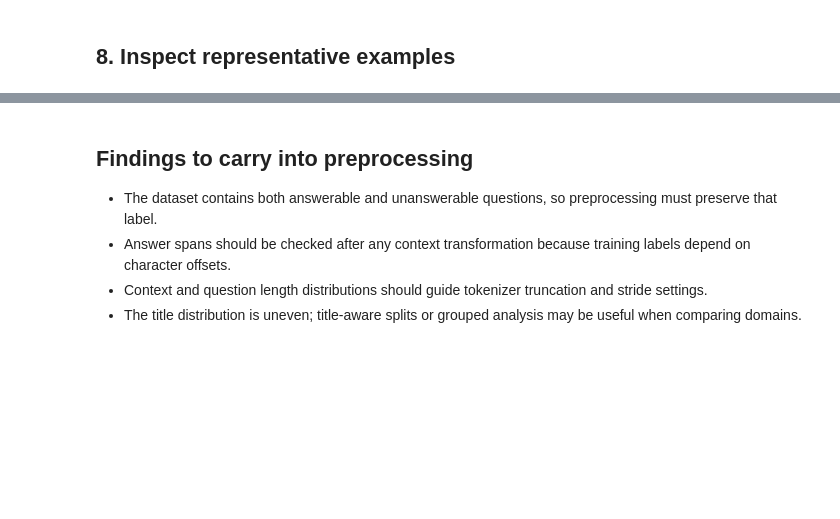
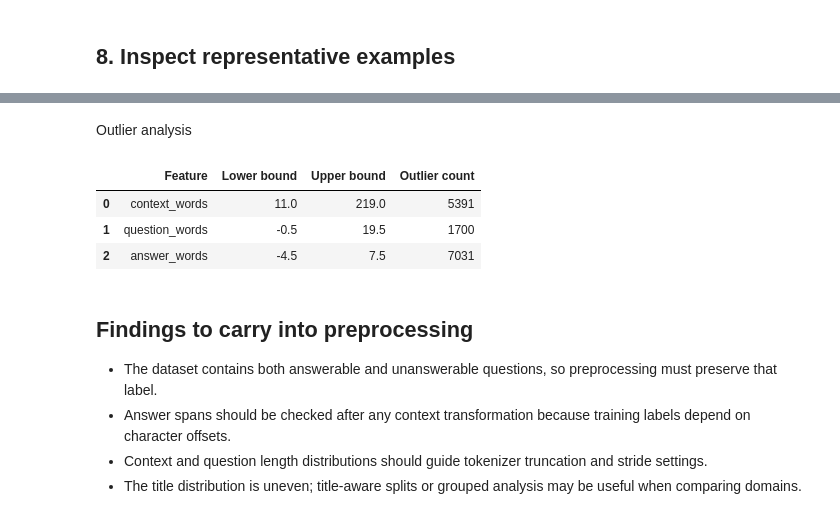
Before and after one commit to Deepika2222/Domain-Adaptive-and-Robustness-Aware-Question-Answering-, a Jupyter notebook: notebooks/01_exploration/squad_exploration.ipynb, the cells around one changed output, grey strips where cells are left out. Saved outputs shown, nothing was run; the diff lists cells and outputs as text; code cells hidden in the pictures; blank space fills up the shorter version.

```diff
--- a/notebooks/01_exploration/squad_exploration.ipynb
+++ b/notebooks/01_exploration/squad_exploration.ipynb
@@ -250,3 +389,39 @@ display(df.loc[~df["is_answerable"], columns_to_show].sample(3, random_state=42)
+# %% [markdown]
+Outlier analysis
+# %%
+length_columns = [
+    "context_words",
+    "question_words",
+    "answer_words"
+]
+
+outlier_summary = []
+
+for column in length_columns:
+    q1 = df[column].quantile(0.25)
+    q3 = df[column].quantile(0.75)
+    iqr = q3 - q1
+
+    lower = q1 - 1.5 * iqr
+    upper = q3 + 1.5 * iqr
+
+    outliers = df[
+        (df[column] < lower) | (df[column] > upper)
+    ]
+
+    outlier_summary.append({
+        "Feature": column,
+        "Lower bound": lower,
+        "Upper bound": upper,
+        "Outlier count": len(outliers)
+    })
+
+display(pd.DataFrame(outlier_summary))
+# %% [output]
+|  | Feature | Lower bound | Upper bound | Outlier count |
+| 0 | context_words | 11.0 | 219.0 | 5391 |
+| 1 | question_words | -0.5 | 19.5 | 1700 |
+| 2 | answer_words | -4.5 | 7.5 | 7031 |
 # %% [markdown]
 ## Findings to carry into preprocessing
 
```
Also changed, not shown: parts of 9 cells of this notebook, 3 other files.
